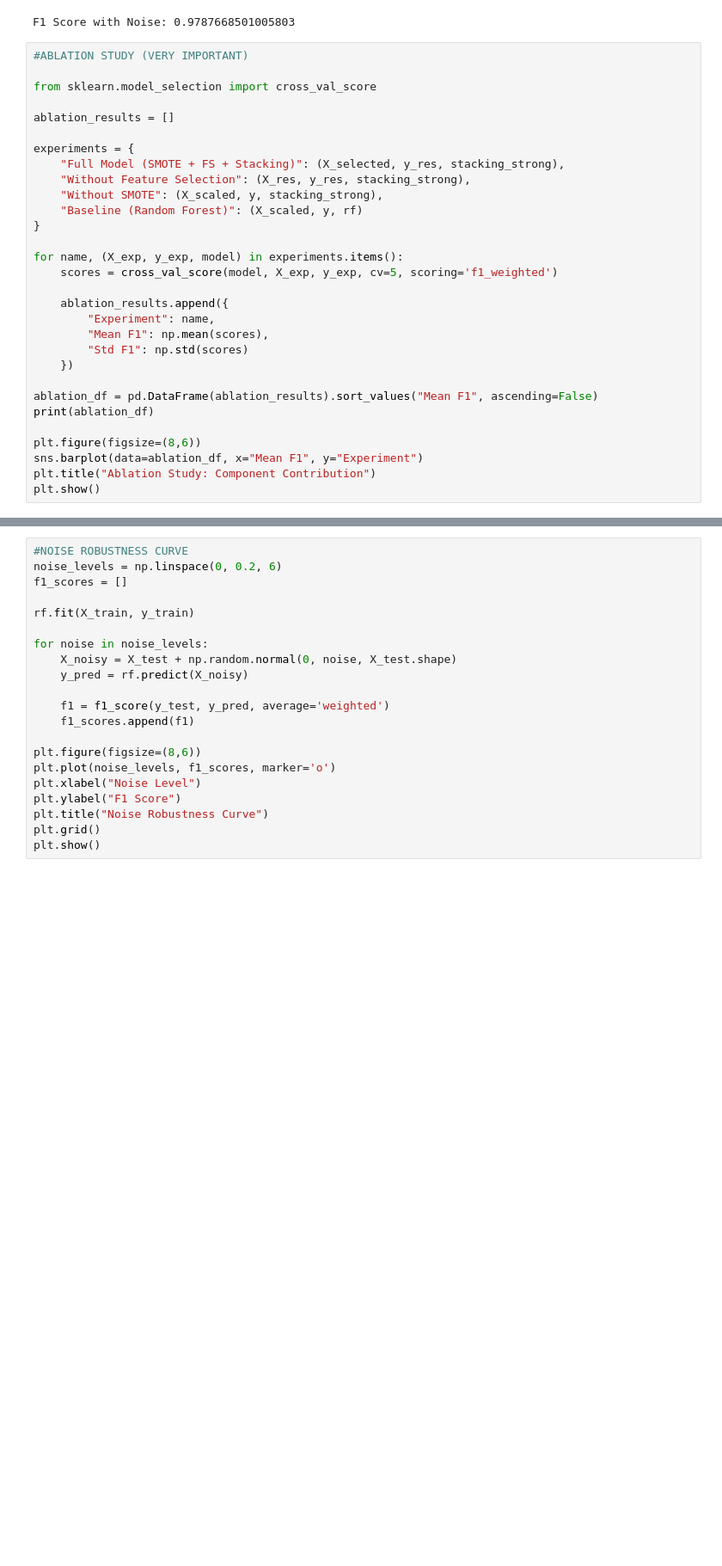
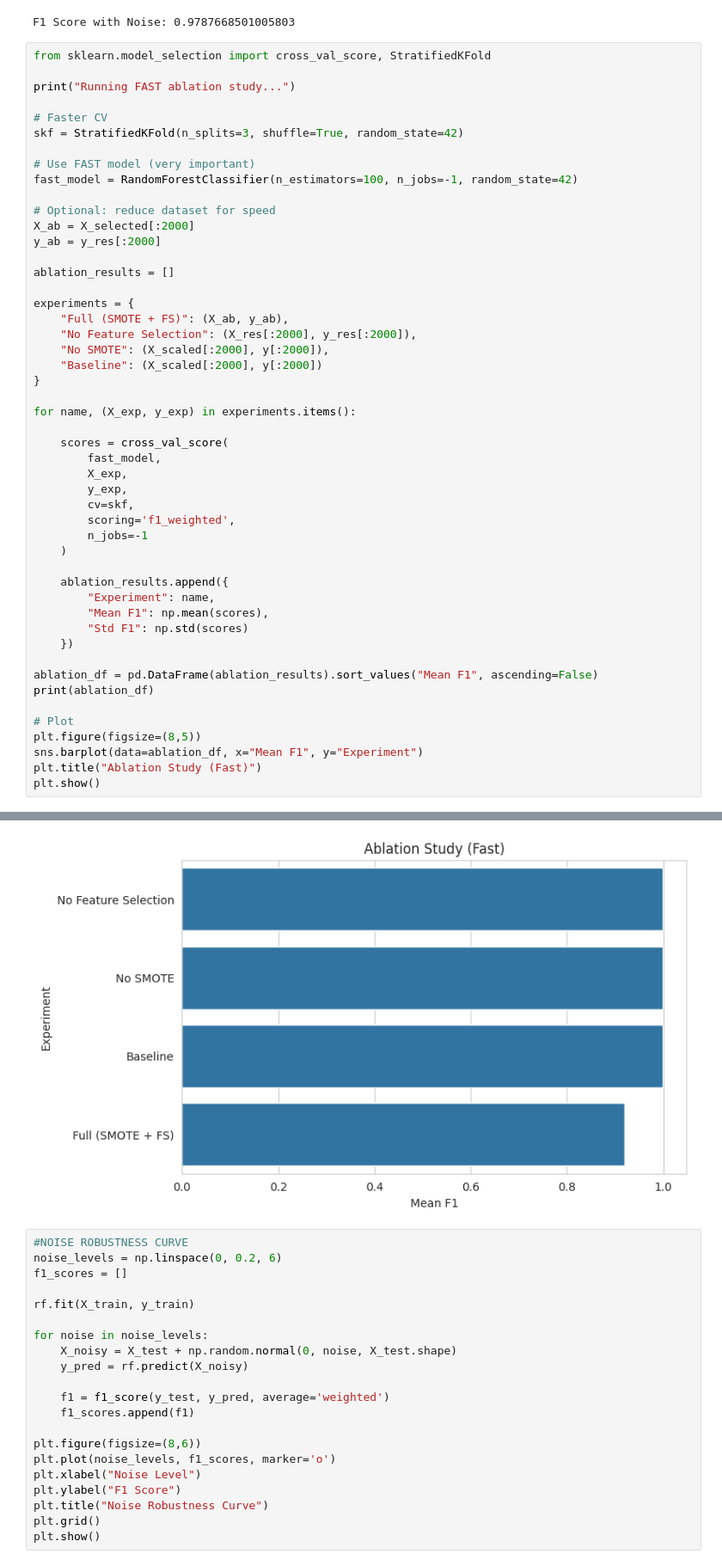
Before and after one commit to proshenjitbarua06-dot/skill-morph, a Jupyter notebook: "A_Robust_Machine_Learning_Framework_for_Smart_Grid_Power_Monitoring_Integrating_Stratified_K_Fold_Validation_and_Ensemble_Classifiers.ipynb, the cells around one changed output, grey strips where cells are left out. Shown at 86% size. Saved outputs shown, nothing was run; the diff lists cells and outputs as text; blank space fills up the shorter version.

```diff
--- a/"A_Robust_Machine_Learning_Framework_for_Smart_Grid_Power_Monitoring_Integrating_Stratified_K_Fold_Validation_and_Ensemble_Classifiers.ipynb
+++ b/"A_Robust_Machine_Learning_Framework_for_Smart_Grid_Power_Monitoring_Integrating_Stratified_K_Fold_Validation_and_Ensemble_Classifiers.ipynb
@@ -401,21 +434,39 @@ print("F1 Score with Noise:",
 # %% [output]
 F1 Score with Noise: 0.9787668501005803
 # %%
-#ABLATION STUDY (VERY IMPORTANT)
+from sklearn.model_selection import cross_val_score, StratifiedKFold
 
-from sklearn.model_selection import cross_val_score
+print("Running FAST ablation study...")
+
+# Faster CV
+skf = StratifiedKFold(n_splits=3, shuffle=True, random_state=42)
+
+# Use FAST model (very important)
+fast_model = RandomForestClassifier(n_estimators=100, n_jobs=-1, random_state=42)
+
+# Optional: reduce dataset for speed
+X_ab = X_selected[:2000]
+y_ab = y_res[:2000]
 
 ablation_results = []
 
 experiments = {
-    "Full Model (SMOTE + FS + Stacking)": (X_selected, y_res, stacking_strong),
-    "Without Feature Selection": (X_res, y_res, stacking_strong),
-    "Without SMOTE": (X_scaled, y, stacking_strong),
-    "Baseline (Random Forest)": (X_scaled, y, rf)
+    "Full (SMOTE + FS)": (X_ab, y_ab),
+    "No Feature Selection": (X_res[:2000], y_res[:2000]),
+    "No SMOTE": (X_scaled[:2000], y[:2000]),
+    "Baseline": (X_scaled[:2000], y[:2000])
 }
 
-for name, (X_exp, y_exp, model) in experiments.items():
-    scores = cross_val_score(model, X_exp, y_exp, cv=5, scoring='f1_weighted')
+for name, (X_exp, y_exp) in experiments.items():
+
+    scores = cross_val_score(
+        fast_model,
+        X_exp,
+        y_exp,
+        cv=skf,
+        scoring='f1_weighted',
+        n_jobs=-1
+    )
 
     ablation_results.append({
         "Experiment": name,
@@ -426,8 +477,9 @@ for name, (X_exp, y_exp, model) in experiments.items():
 ablation_df = pd.DataFrame(ablation_results).sort_values("Mean F1", ascending=False)
 print(ablation_df)
 
-plt.figure(figsize=(8,6))
+# Plot
+plt.figure(figsize=(8,5))
 sns.barplot(data=ablation_df, x="Mean F1", y="Experiment")
-plt.title("Ablation Study: Component Contribution")
+plt.title("Ablation Study (Fast)")
 plt.show()
 # %% [output]
@@ -435,3 +492,4 @@ KeyboardInterrupt:
+[figure, added]
 # %%
 #NOISE ROBUSTNESS CURVE
 noise_levels = np.linspace(0, 0.2, 6)
```
Also changed, not shown: parts of 9 cells of this notebook.
